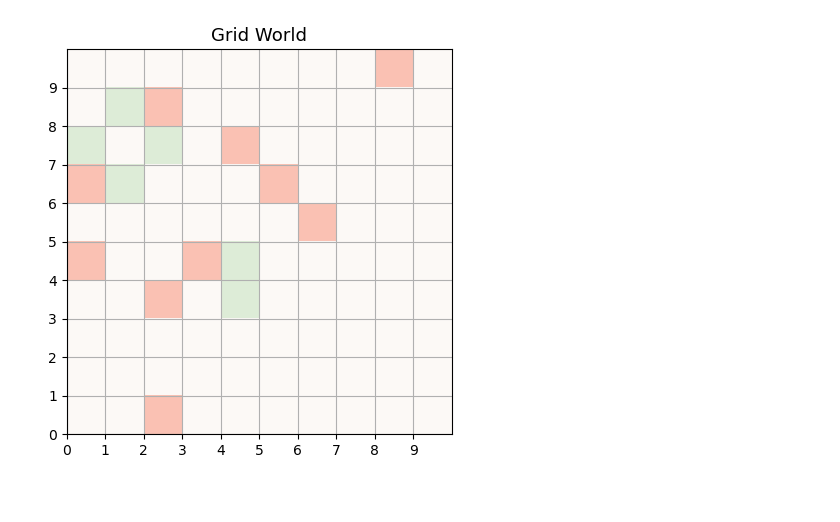
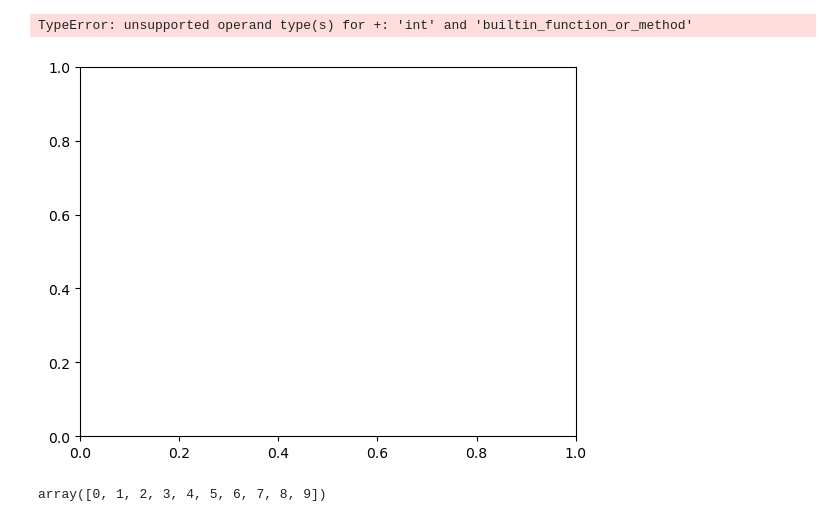
Before and after one commit to neven-x/Social-Hierarchy-RL, a Jupyter notebook: RL_Social_Hierarchy_Demo.ipynb, the cells around one changed output. Cells and saved outputs as stored; diff of their text form; code cells hidden in the pictures; blank space fills up the shorter version.

```diff
--- a/RL_Social_Hierarchy_Demo.ipynb
+++ b/RL_Social_Hierarchy_Demo.ipynb
@@ -331,4 +340,16 @@ WARNING:absl:There is a known slowdown when using v2.11+ Keras optimizers on M1/
-# %%
-env.render()
-# %% [output]
-[figure, removed]
+# %%
+action = []
+# get actions of all agents
+for p in range(Np):
+    action.append(players[p].act(state))
+
+state, reward, terminations, _, _ = env.step(action)
+
+env.render()
+# %% [output]
+TypeError: unsupported operand type(s) for +: 'int' and 'builtin_function_or_method'
+[figure, added]
+# %%
+np.arange(len(reward))
+# %% [output]
+array([0, 1, 2, 3, 4, 5, 6, 7, 8, 9])
```
Also changed, not shown: parts of 2 cells of this notebook.
